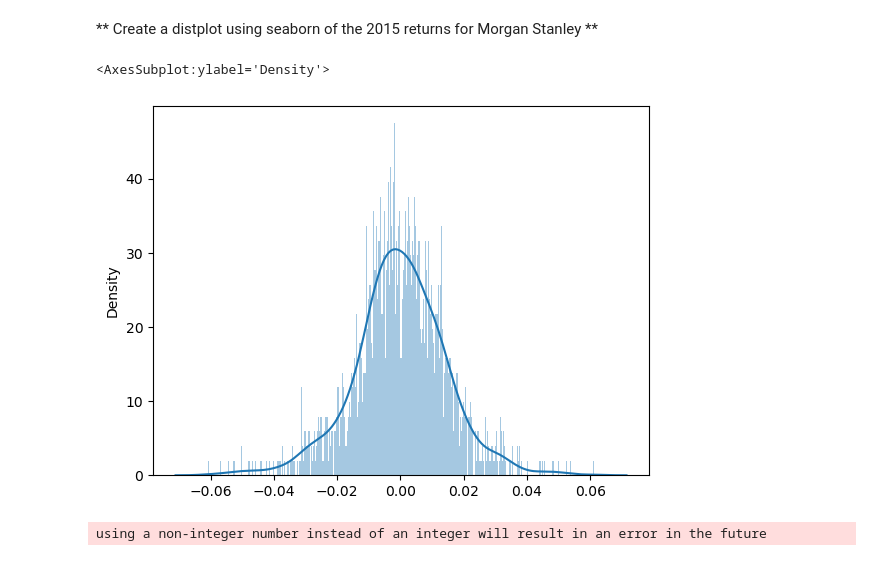
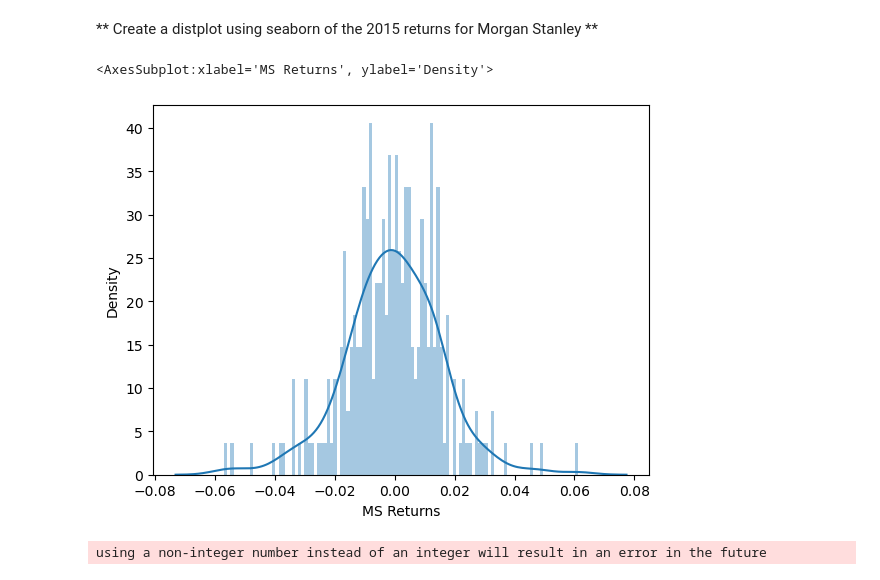
Before and after one commit to JoseArnel/code, a Jupyter notebook: DataScience&MachineLearning/10-Data-Capstone-Projects/03-Finance Project.ipynb, the cells around one changed output. Drawn from its saved outputs; the diff is of its cells as text; code cells hidden in the pictures.

Commit message:
CitireturnsDistplot

```diff
--- a/DataScience&MachineLearning/10-Data-Capstone-Projects/03-Finance Project.ipynb
+++ b/DataScience&MachineLearning/10-Data-Capstone-Projects/03-Finance Project.ipynb
@@ -299,10 +289,10 @@ dtype: float64
 # %%
 import seaborn as sns
 
-sns.distplot(returns.loc['2015-01-01': '2015-12-31'], bins = 365)
+sns.distplot(returns.loc['2015-01-01': '2015-12-31']['MS Returns'], bins = 110)
 # %% [output]
-<AxesSubplot:ylabel='Density'>
+<AxesSubplot:xlabel='MS Returns', ylabel='Density'>
-[figure, old version]
+[figure, new version]
 # %%
 # %% [output]
 using a non-integer number instead of an integer will result in an error in the future
```
Also changed, not shown: parts of 8 cells of this notebook.
